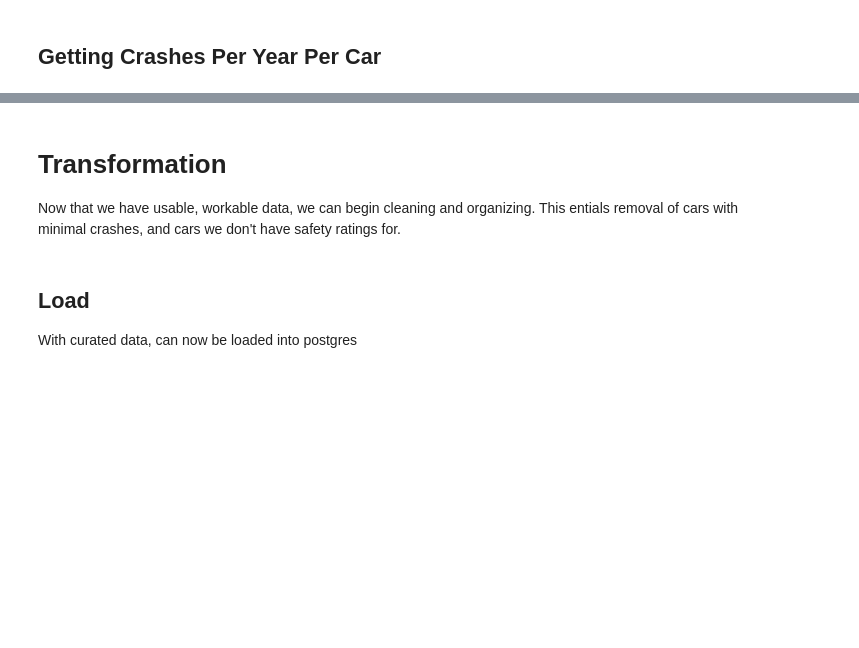
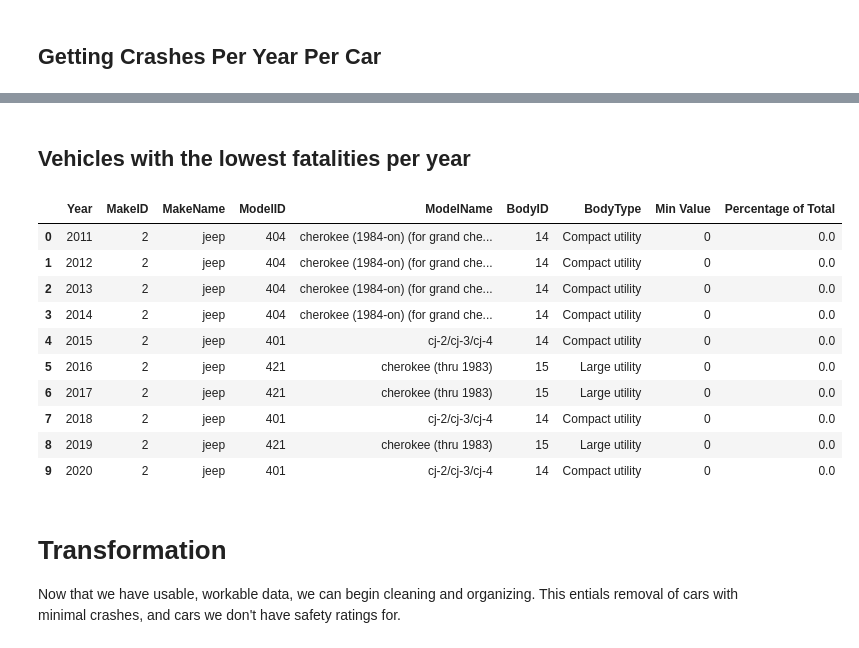
Before and after one commit to ConnorCritchley/GC-Final-Project, a Jupyter notebook: FinalNotebook.ipynb, the cells around one changed output, grey strips where cells are left out. Drawn from its saved outputs; the diff is of its cells as text; code cells hidden in the pictures; blank space fills up the shorter version.

```diff
--- a/FinalNotebook.ipynb
+++ b/FinalNotebook.ipynb
@@ -342,3 +558,41 @@ df.head()
+# %% [markdown]
+## Vehicles with the lowest fatalities per year
+# %%
+#Find vehicles with lowest fatality rate
+min_values = []
+total_fatalities_per_year = fatalities_df[year_columns].sum()  # Compute total fatalities for each year
+
+for year in year_columns:
+    min_index = fatalities_df[year].idxmin()
+    total_fatalities = total_fatalities_per_year[year]
+
+    min_values.append({
+        "Year": year,
+        "MakeID": fatalities_df.loc[min_index, "MakeID"],
+        "MakeName": fatalities_df.loc[min_index, "MakeName"],
+        "ModelID": fatalities_df.loc[min_index, "ModelID"],
+        "ModelName": fatalities_df.loc[min_index, "ModelName"],
+        "BodyID": fatalities_df.loc[min_index, "BodyID"],
+        "BodyType": fatalities_df.loc[min_index, "BodyType"],
+        "Min Value": fatalities_df.loc[min_index, year],
+        "Percentage of Total": (fatalities_df.loc[min_index, year] / total_fatalities) * 100 if total_fatalities > 0 else 0
+    })
+
+# Convert to DataFrame
+min_fatalities_df = pd.DataFrame(min_values)
+min_fatalities_df
+# %% [output]
+|  | Year | MakeID | MakeName | ModelID | ModelName | BodyID | BodyType | Min Value | Percentage of Total |
+| 0 | 2011 | 2 | jeep | 404 | cherokee (1984-on) (for grand che... | 14 | Compact utility | 0 | 0.0 |
+| 1 | 2012 | 2 | jeep | 404 | cherokee (1984-on) (for grand che... | 14 | Compact utility | 0 | 0.0 |
+| 2 | 2013 | 2 | jeep | 404 | cherokee (1984-on) (for grand che... | 14 | Compact utility | 0 | 0.0 |
+| 3 | 2014 | 2 | jeep | 404 | cherokee (1984-on) (for grand che... | 14 | Compact utility | 0 | 0.0 |
+| 4 | 2015 | 2 | jeep | 401 | cj-2/cj-3/cj-4 | 14 | Compact utility | 0 | 0.0 |
+| 5 | 2016 | 2 | jeep | 421 | cherokee (thru 1983) | 15 | Large utility | 0 | 0.0 |
+| 6 | 2017 | 2 | jeep | 421 | cherokee (thru 1983) | 15 | Large utility | 0 | 0.0 |
+| 7 | 2018 | 2 | jeep | 401 | cj-2/cj-3/cj-4 | 14 | Compact utility | 0 | 0.0 |
+| 8 | 2019 | 2 | jeep | 421 | cherokee (thru 1983) | 15 | Large utility | 0 | 0.0 |
+| 9 | 2020 | 2 | jeep | 401 | cj-2/cj-3/cj-4 | 14 | Compact utility | 0 | 0.0 |
 # %% [markdown]
 # Transformation
 Now that we have usable, workable data, we can begin cleaning and organizing. This entials removal of cars with minimal crashes, and cars we don't have safety ratings for.
@@ -352,9 +606,6 @@ Now that we have usable, workable data, we can begin cleaning and organizing. Th
 
 # I would recommend removing cars with less than five crashes every year
 # We also need to remove all cars but the ones we have in the csv. Make this a new dataframe so we can keep a general yearly analysis
-# %% [markdown]
-## Load
-With curated data, can now be loaded into postgres
 # %%
 # import sql alchemy and stuff
 from sqlalchemy import create_engine
```
Also changed, not shown: parts of 23 cells of this notebook.
